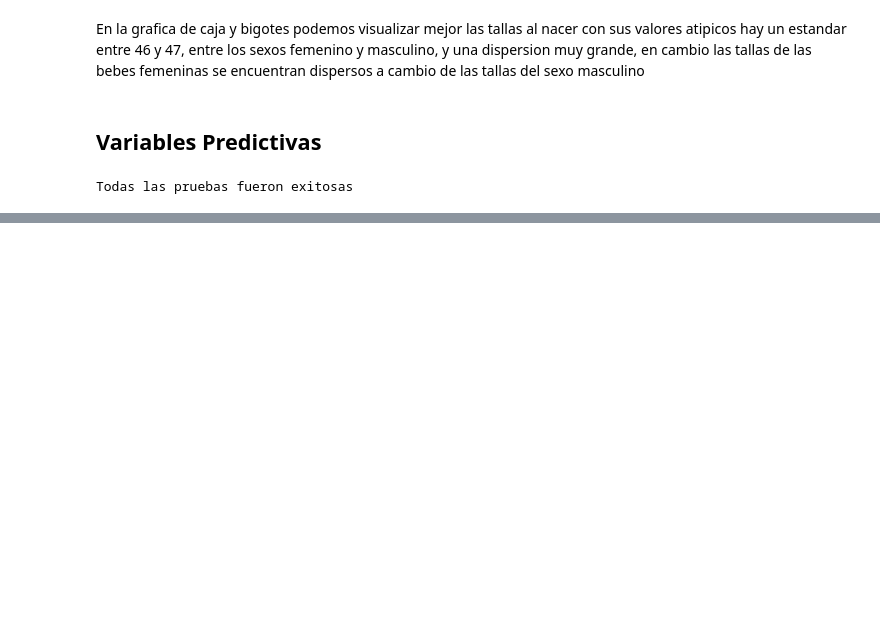
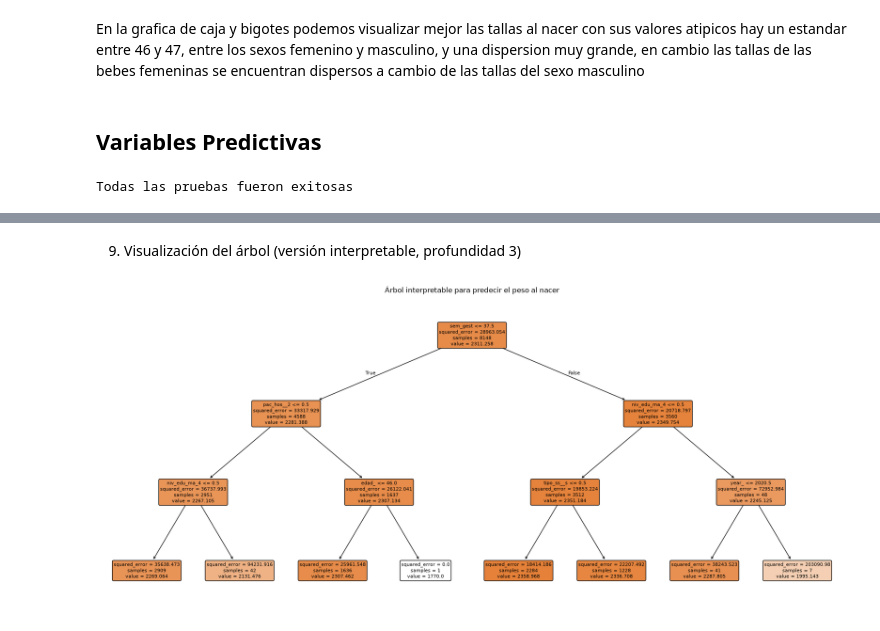
Before and after one commit to thecont15/Introduccion-a-la-programacion-cientifica, a Jupyter notebook: notebooks/Analisis_Sebas.ipynb, the cells around one changed output, grey strips where cells are left out. Cells and saved outputs as stored; diff of their text form; code cells hidden in the pictures; blank space fills up the shorter version.

```diff
--- a/notebooks/Analisis_Sebas.ipynb
+++ b/notebooks/Analisis_Sebas.ipynb
@@ -939,0 +1197,23 @@ Todas las pruebas fueron exitosas
+# %% [markdown]
+9. Visualización del árbol (versión interpretable, profundidad 3)
+# %%
+modelo_interpretable = DecisionTreeRegressor(
+    max_depth=3,
+    random_state=RANDOM_STATE,
+)
+modelo_interpretable.fit(X_train, y_train)
+
+fig, ax = plt.subplots(figsize=(18, 8))
+plot_tree(
+    modelo_interpretable,
+    feature_names=X_train.columns,
+    filled=True,
+    rounded=True,
+    fontsize=8,
+    ax=ax,
+)
+ax.set_title("Árbol interpretable para predecir el peso al nacer")
+plt.tight_layout()
+plt.show()
+# %% [output]
+[figure, added]
```
Also changed, not shown: parts of 31 cells of this notebook, 3 other files.
